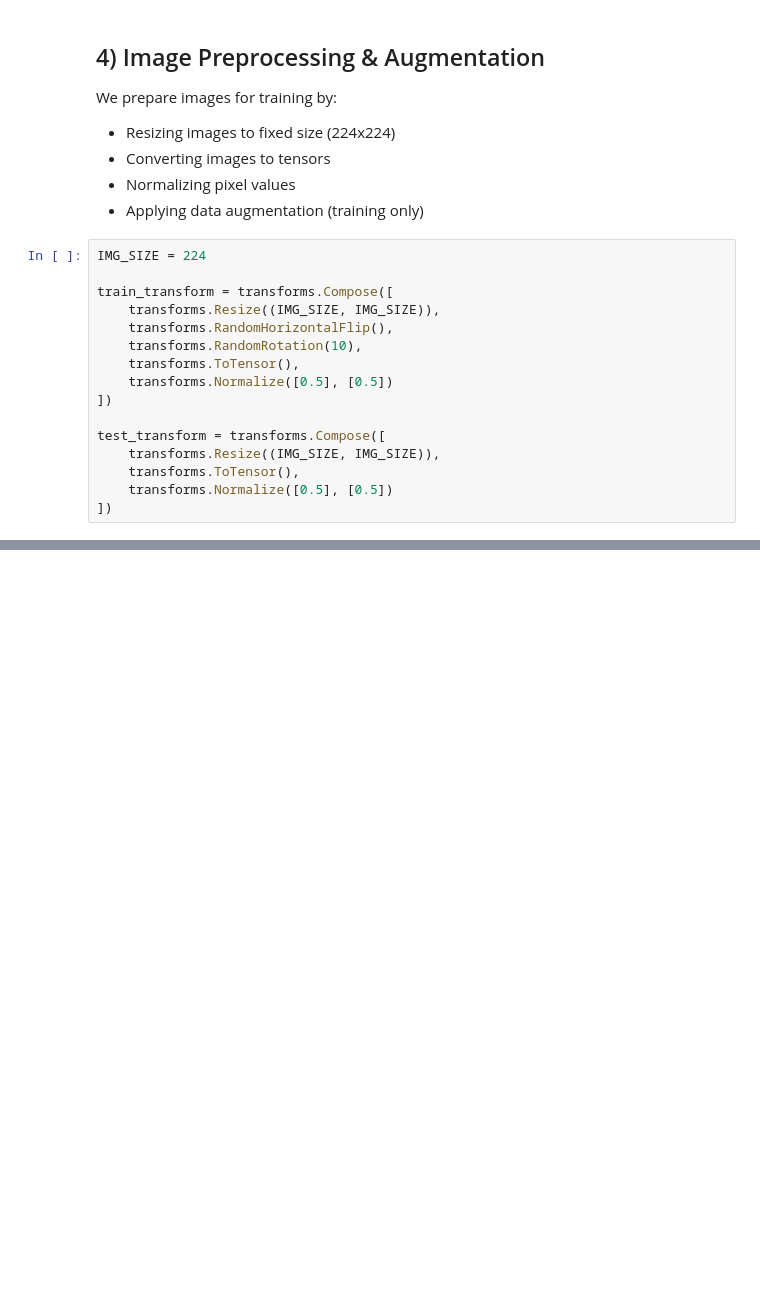
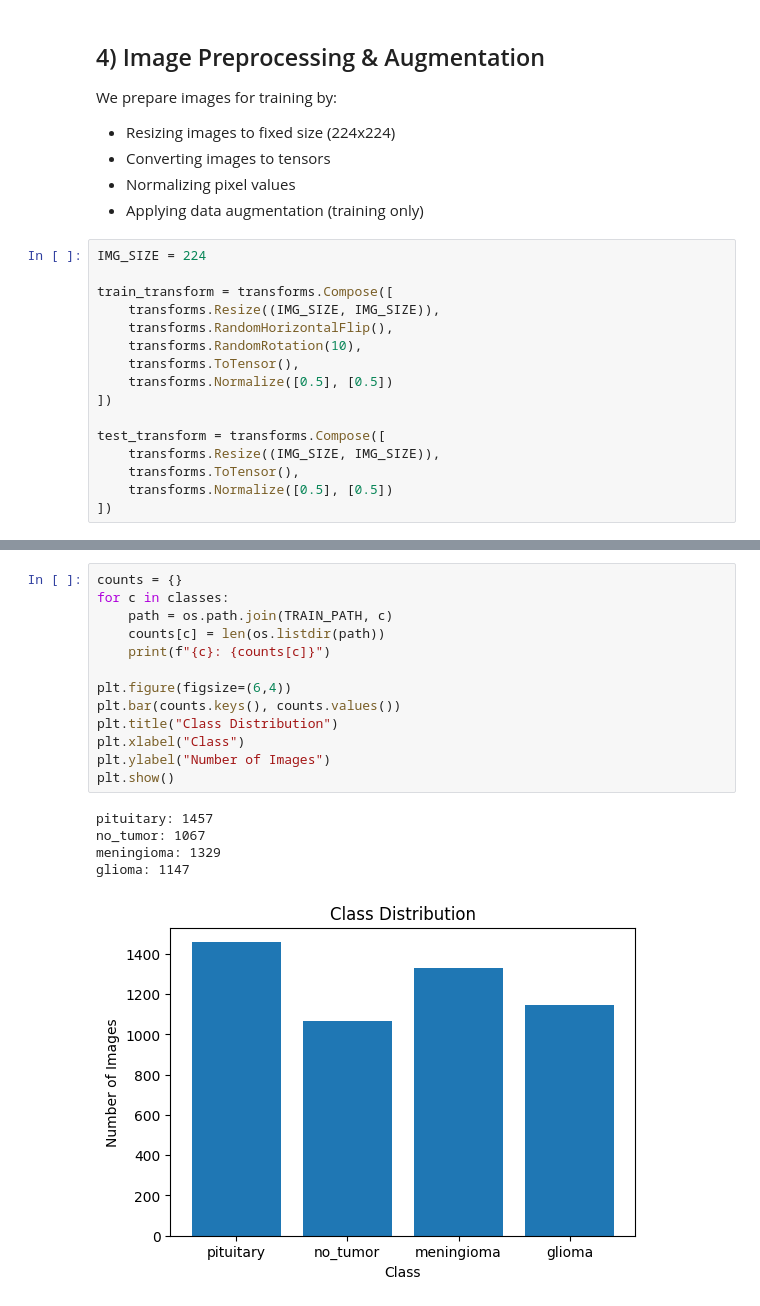
Before and after one commit to amrasmar27/brain-tumor-mri-classification, a Jupyter notebook: notebooks/preprocessing.ipynb, the cells around one changed output, grey strips where cells are left out. Drawn from its saved outputs; the diff is of its cells as text; blank space fills up the shorter version.

```diff
--- a/notebooks/preprocessing.ipynb
+++ b/notebooks/preprocessing.ipynb
@@ -93,0 +107,19 @@ test_transform = transforms.Compose([
+# %%
+counts = {}
+for c in classes:
+    path = os.path.join(TRAIN_PATH, c)
+    counts[c] = len(os.listdir(path))
+    print(f"{c}: {counts[c]}")
+
+plt.figure(figsize=(6,4))
+plt.bar(counts.keys(), counts.values())
+plt.title("Class Distribution")
+plt.xlabel("Class")
+plt.ylabel("Number of Images")
+plt.show()
+# %% [output]
+pituitary: 1457
+no_tumor: 1067
+meningioma: 1329
+glioma: 1147
+[figure, added]
```
Also changed, not shown: parts of 11 cells of this notebook, 2 other files.
